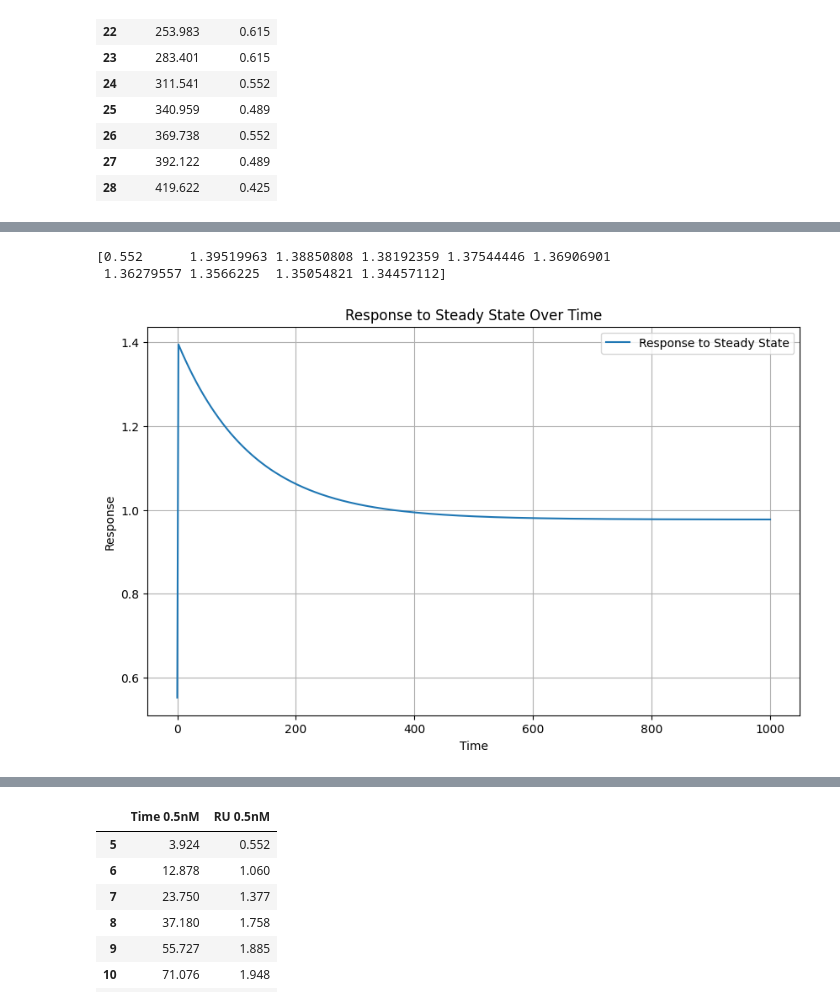
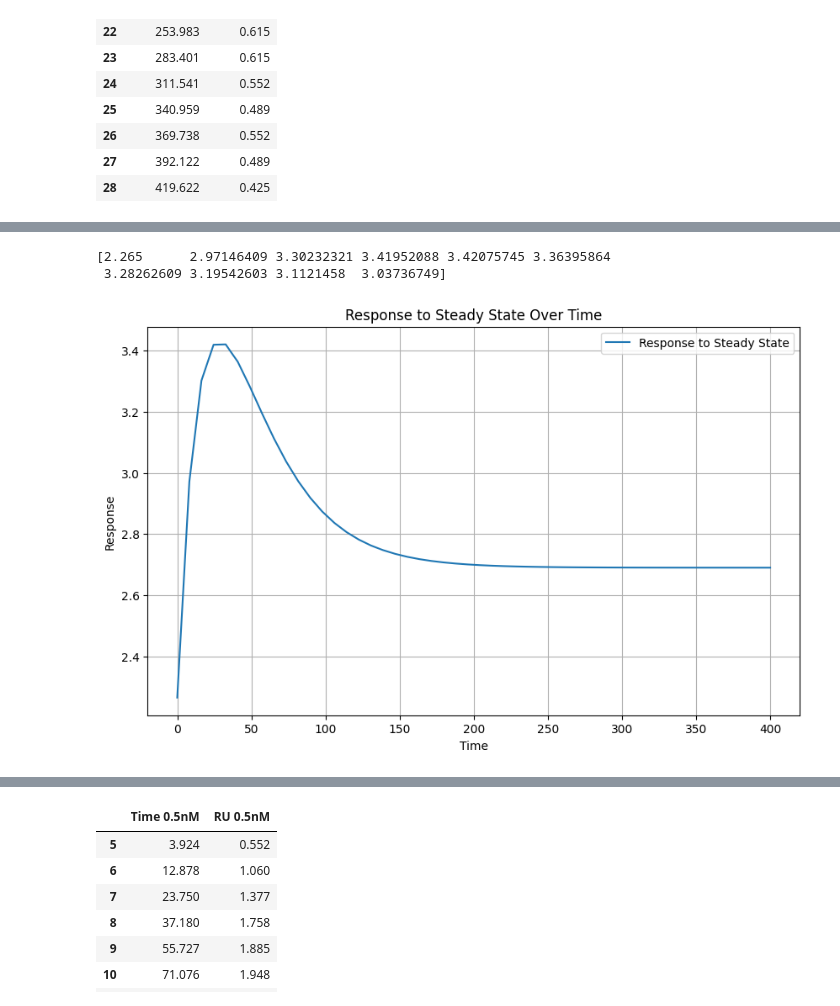
Before and after one commit to Ara101/Data_extraction_kinetic_signaling_data, a Jupyter notebook: code/python/rate_kinetics_0.ipynb, the cells around one changed output, grey strips where cells are left out. Drawn from its saved outputs; the diff is of its cells as text; code cells hidden in the pictures.

```diff
--- a/code/python/rate_kinetics_0.ipynb
+++ b/code/python/rate_kinetics_0.ipynb
@@ -433,32 +433,32 @@ y_final
 # %%
 # Example for response to steady state
 
 # Parameters
 y_initial = testFile105.iloc[0, 1]
 y_final = testFile105["RU 0.5nM"].iloc[-1]  # Extract the single value
-D = 2
-kon = 5.5e+7
-koff = 0.008049
-t = np.linspace(0, 1000, 500)
+D = 10
+kon = 0.055
+koff = 0.03
+t = np.linspace(0, 400)
 
 # Calculate response
 response = y_final * ( (1 - D * np.exp(-kon * t) ) + ( (D - 1) * np.exp(-koff * t) ) ) + y_initial
 
 # Print some response values for debugging
 print(response[:10])
 # Plot
 plt.figure(figsize=(10, 6))
 plt.plot(t, response, label='Response to Steady State')
 plt.title('Response to Steady State Over Time')
 plt.xlabel('Time')
 plt.ylabel('Response')
 plt.legend()
 plt.grid(True)
 plt.show()
 # %% [output]
-[0.552      1.39519963 1.38850808 1.38192359 1.37544446 1.36906901
- 1.36279557 1.3566225  1.35054821 1.34457112]
+[2.265      2.97146409 3.30232321 3.41952088 3.42075745 3.36395864
+ 3.28262609 3.19542603 3.1121458  3.03736749]
-[figure, old version]
+[figure, new version]
 # %%
 # test 0
 testFile105 = importCleanData("VEGFA165_NRP1_0.5-8nM_Lu2023.xlsx", "sheet1", ["Time 0.5nM", "RU 0.5nM"])
```
Also changed, not shown: parts of 19 cells of this notebook.
